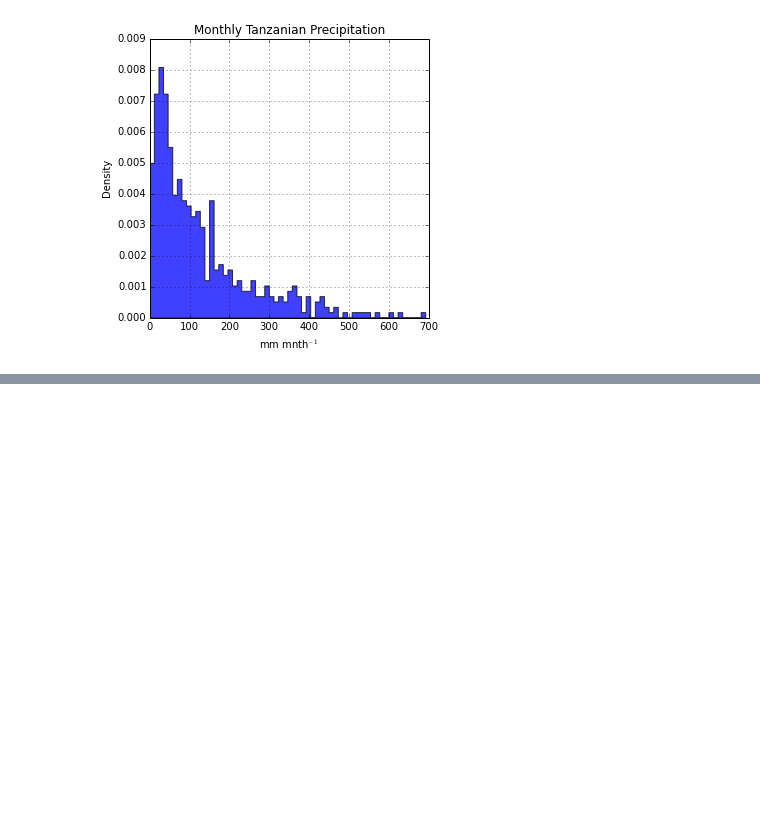
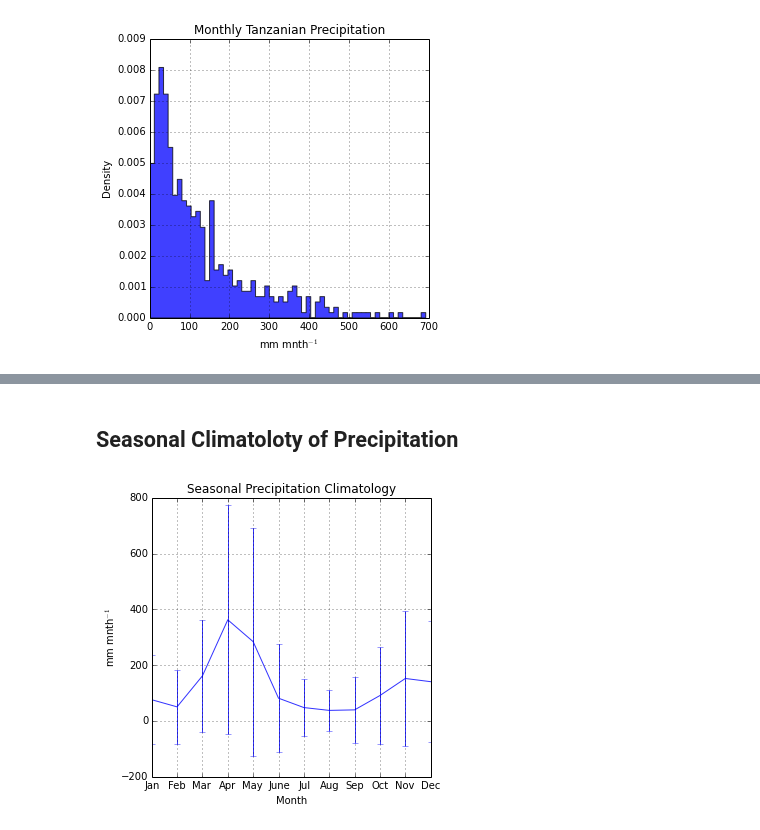
Before and after one commit to benlaken/Nbks, a Jupyter notebook: Precipitation_Tanzania.ipynb, the cells around one changed output, grey strips where cells are left out. Cells and saved outputs as stored; diff of their text form; code cells hidden in the pictures; blank space fills up the shorter version.

```diff
--- a/Precipitation_Tanzania.ipynb
+++ b/Precipitation_Tanzania.ipynb
@@ -140,3 +145,39 @@ tnz_dat.corr(method='pearson')
+# %% [markdown]
+## Seasonal Climatoloty of Precipitation
+# %%
+#Very easy to operate on truth masks of the Dataframe object...
+#aaa = tnz_dat.index.month == 1
+#print np.mean(tnz_dat.Accumulated[aaa])
+
+
+sclimo = [np.mean(tnz_dat.Accumulated[tnz_dat.index.month == (mnth+1)]) for mnth in xrange(12)]
+
+sclimo_err = [np.sqrt(np.sum(tnz_dat.SEM[tnz_dat.index.month == (mnth+1)] *
+                            tnz_dat.SEM[tnz_dat.index.month == (mnth+1)]))
+                            for mnth in xrange(12)]
+
+# Nb. this accumulates means using a truth mask
+# And also calculates the accumulates Standard error, using the formlaue of
+# SEM_accumulated = SQRT((SEM1)^2 + (SEM2)^2 + ..SEMn)
+# %%
+mnths= ['Jan','Feb','Mar','Apr','May','June','Jul','Aug','Sep','Oct','Nov','Dec']
+mrange = arange(12)
+
+my_sclimo = plt.figure()
+my_sclimo.set_size_inches(5,5)        # Specify the output size
+ax1 = my_sclimo.add_subplot(111)
+
+ax1.errorbar(mrange,sclimo,xerr=None,yerr=sclimo_err,c='b',alpha=0.8)
+#ax1.plot(sclimo,'r-')
+plt.ylabel(r'mm mnth$^{-1}$')
+plt.xlabel('Month')
+plt.xlim(0,11)
+plt.xticks(arange(12),mnths)
+plt.title(r'Seasonal Precipitation Climatology')
+plt.grid(True)
+plt.show(my_sclimo)
+# %% [output]
+[figure, added]
 # %%
 # Several diffrent methods of calling poistions in the dataframe (by known dates, or by index positions)
 #pd.groupby(b,by=[b.index.month,b.index.year])
```
Also changed, not shown: parts of 9 cells of this notebook.
